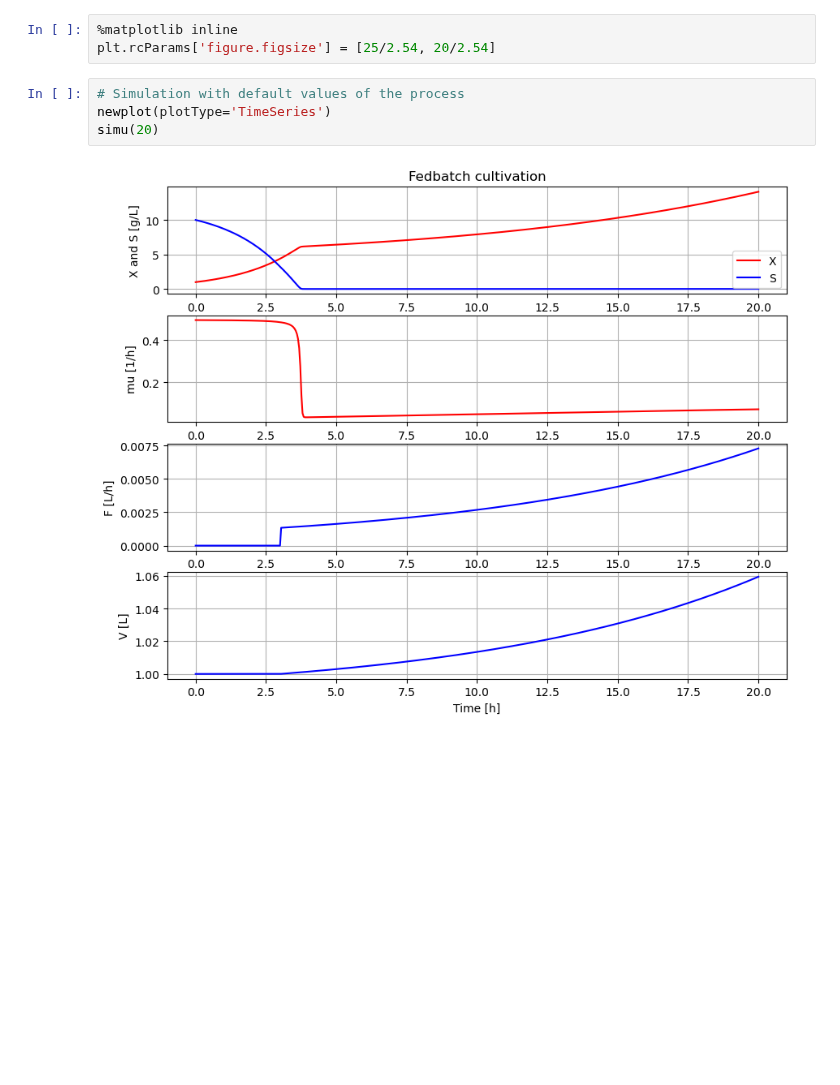
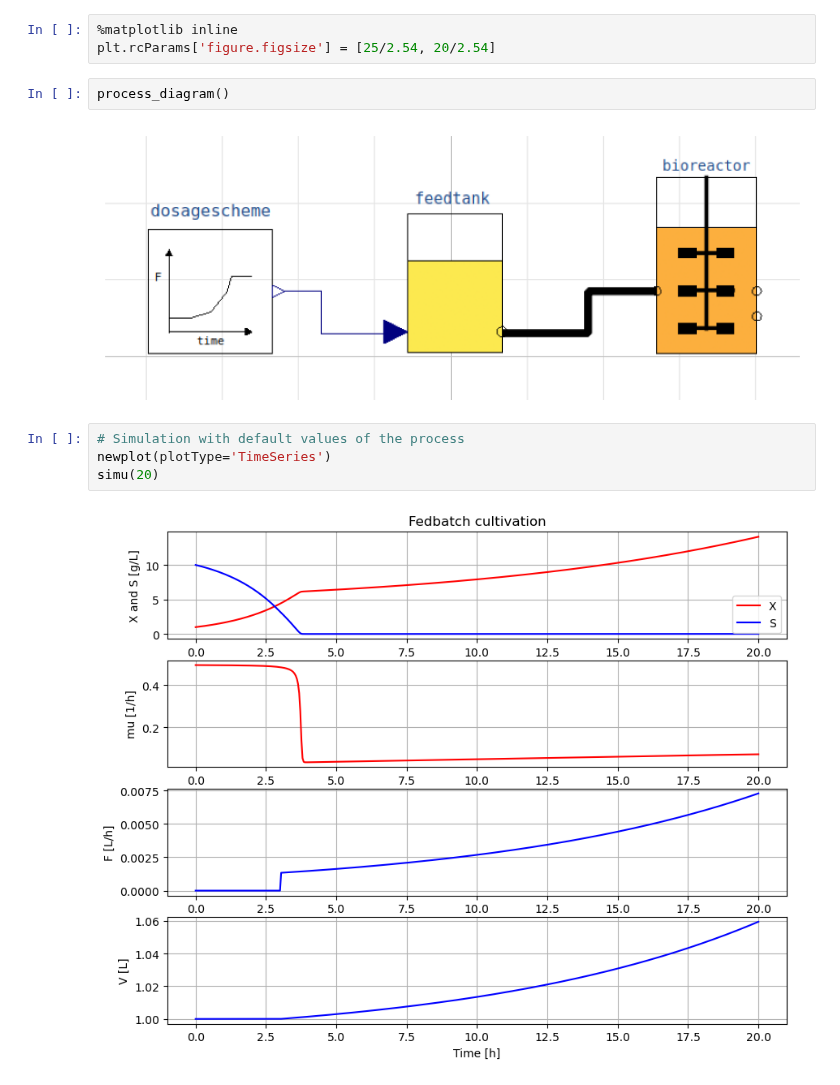
Before and after one commit to janpeter19/BPL_TEST2_Fedbatch, a Jupyter notebook: BPL_TEST2_Fedbatch_fmpy.ipynb, the cells around one changed output. Cells and saved outputs as stored; diff of their text form; blank space fills up the shorter version.

```diff
--- a/BPL_TEST2_Fedbatch_fmpy.ipynb
+++ b/BPL_TEST2_Fedbatch_fmpy.ipynb
@@ -21,6 +22,10 @@ Key system information is listed with the command system_info()
 # %%
 %matplotlib inline
 plt.rcParams['figure.figsize'] = [25/2.54, 20/2.54]
+# %%
+process_diagram()
+# %% [output]
+[figure, added]
 # %%
 # Simulation with default values of the process
 newplot(plotType='TimeSeries')
```
Also changed, not shown: parts of 2 cells of this notebook, 5 other files.
